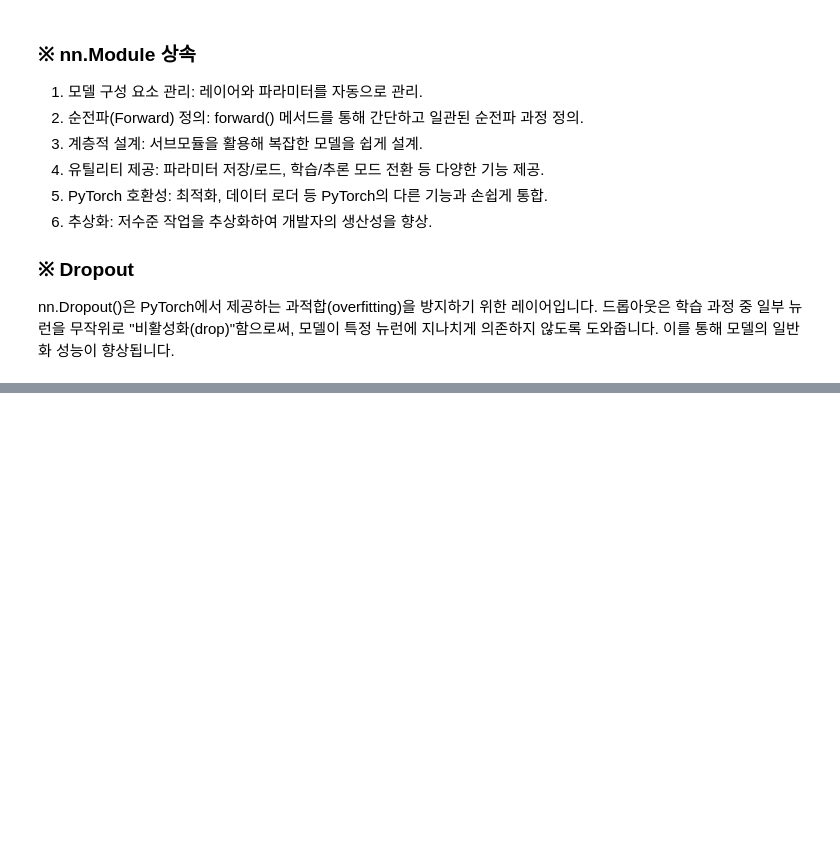
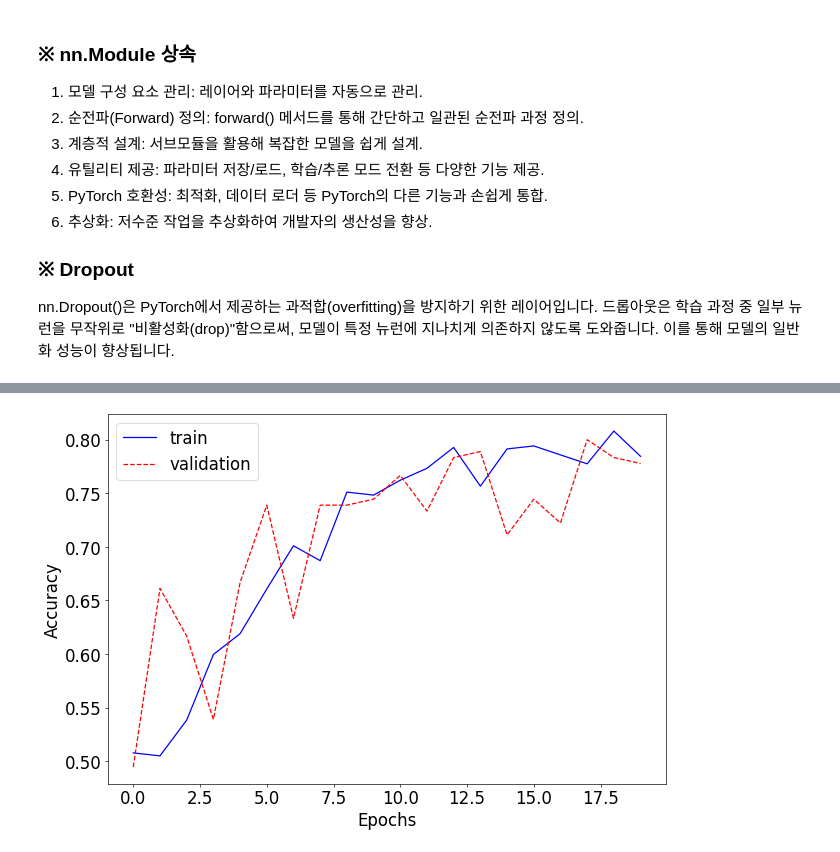
Before and after one commit to JinLeeGG/AI_Project_Preparation, a Jupyter notebook: 4. Deep Learning/6. Multi-class Weather Dataset/6_Multi_class_Weather_Dataset.ipynb, the cells around one changed output, grey strips where cells are left out. Cells and saved outputs as stored; diff of their text form; code cells hidden in the pictures; blank space fills up the shorter version.

```diff
--- a/4. Deep Learning/6. Multi-class Weather Dataset/6_Multi_class_Weather_Dataset.ipynb
+++ b/4. Deep Learning/6. Multi-class Weather Dataset/6_Multi_class_Weather_Dataset.ipynb
@@ -341,0 +508,45 @@ def test():
+# %%
+# Model 2 training
+
+os.makedirs("weights/Model2", exist_ok=True)
+
+learning_rate = 0.01
+log_step = 3
+
+model = Model2()
+model = model.cuda()
+
+criterion = nn.CrossEntropyLoss()
+optimizer = optim.SGD(model.parameters(), lr=learning_rate, momentum=0.9)
+
+num_epochs = 20
+best_val_acc = 0
+best_epoch = 0
+
+history = []
+accuracy = []
+for epoch in range(num_epochs):
+    adjust_learning_rate(optimizer, epoch)
+    train_loss, train_acc = train()
+    val_loss, val_acc = validate()
+    history.append((train_loss, val_loss))
+    accuracy.append((train_acc, val_acc))
+
+    if val_acc > best_val_acc:
+        print("[Info] best validation accuracy!")
+        best_val_acc = val_acc
+        best_epoch = epoch
+        torch.save(model.state_dict(), f"weights/Model2/best_checkpoint_epoch_{epoch + 1}.pth")
+
+torch.save(model.state_dict(), f"weights/Model2/last_checkpoint_epoch_{num_epochs}.pth")
+
+plt.plot([x[0] for x in accuracy], 'b', label='train')
+plt.plot([x[1] for x in accuracy], 'r--',label='validation')
+plt.xlabel("Epochs")
+plt.ylabel("Accuracy")
+plt.legend()
+
+test_loss, test_accuracy = test()
+print(f"Test loss: {test_loss:.8f}")
+print(f"Test accuracy: {test_accuracy * 100.:.2f}%")
+# %% [output]
@@ -341,0 +570 @@ def test():
+[figure, added]
```
Also changed, not shown: parts of 13 cells of this notebook.
